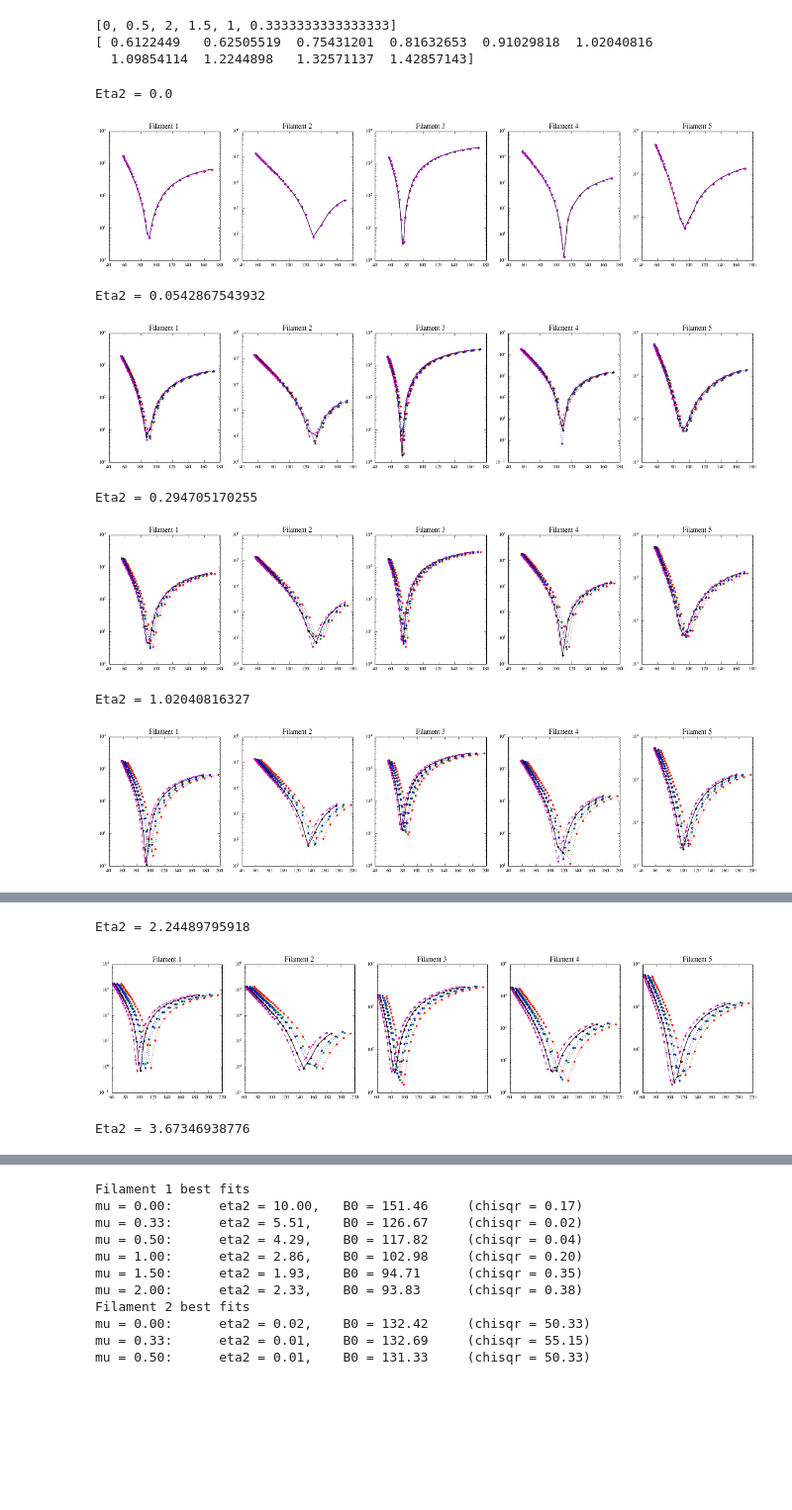
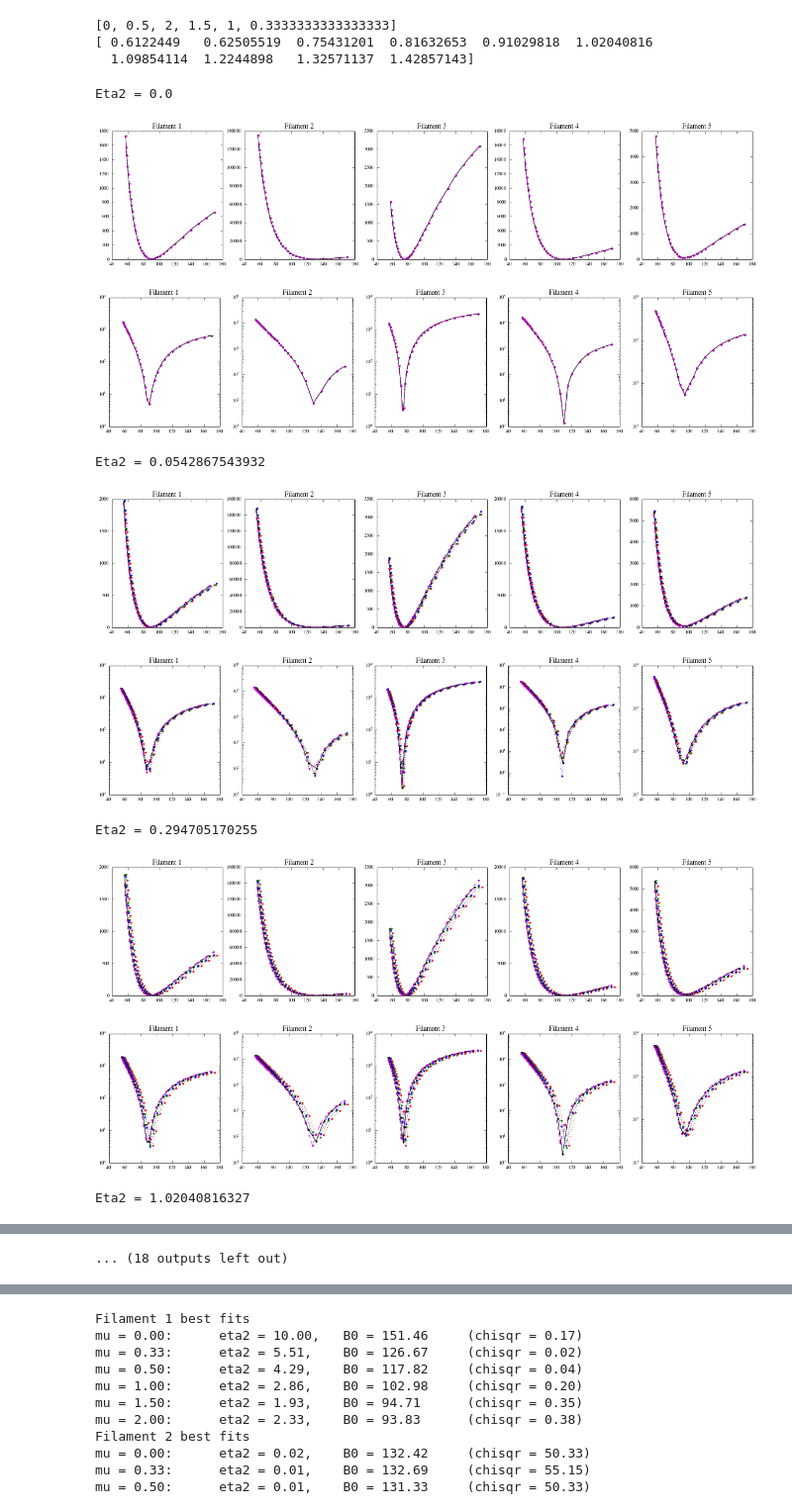
Before and after one commit to aarontran/snr-filaments, a Jupyter notebook: code-models/sn1006-fit-tables.ipynb, the cells around one changed output, grey strips where cells are left out. Shown at 99% size. Saved outputs shown, nothing was run; the diff lists cells and outputs as text; code cells hidden in the pictures; blank space fills up the shorter version.

```diff
--- a/code-models/sn1006-fit-tables.ipynb
+++ b/code-models/sn1006-fit-tables.ipynb
@@ -39,7 +48,7 @@ class ListTable(list):
     """
 
     def _repr_html_(self):
-        html = ["<table style='font-family: monospace'>"]
+        html = ["<table style='font-family: monospace; font-size: 10pt'>"]
         for row in self:
             html.append("<tr>")
 
@@ -187,0 +444,30 @@ for n in flmt_regs[flmt]:
+# %%
+# Plotting more mu values illustrates the tendancy for best fits to run off to mu=50...
+#mu_vals = [0, 1./3, 1./2, 2./3, 1., 1.5, 2., 3., 4., 5.]
+#fmt_vals = [':b', ':g', ':r', ':k', '-k', '-r', '-g', '-b', '-c', '-y', '-m']
+
+mu_vals = [0., 1./3, 0.5, 1, 1.5, 2.]
+fmt_vals = [':b', ':g', ':r', '-k', '-r', '-g']
+
+snr = snrcat.make_SN1006()
+kevs = SN1006_KEVS
+
+#eta2_vals = np.sort(tab[0].keys())
+eta2_vals = np.logspace(-3, 3, num=100, base=10)  # One extra decade in each direction, vs. gridded eta2...
+
+for flmt in [1,2,3,4,5]:
+
+    plt.figure(figsize=(6,4))
+    data, eps = SN1006_DATA[flmt]  # Load data here
+
+    for mu, fmt in zip(mu_vals, fmt_vals):
+
+        b0_vals, chisqr_vals = tab_eta2_simple(snr, kevs, data, eps, mu, eta2_vals)
+        plt.plot(eta2_vals, chisqr_vals, fmt, lw=2)
+
+    fplot(r'$\eta_2$ (-)', r'Best fit $\chi^2$', scales=('log','log'))
+    plt.title((r'Filament {:d}, simple fits at various $\eta_2$ '
+               '($B_0$ free)').format(flmt))
+    plt.legend( tuple(r'$\mu = {:0.2f}$'.format(mu) for mu in mu_vals),
+                loc='best')
+    plt.show()
@@ -200,11 +494,10 @@ print np.sort(tab[0].keys())[25:35]
 [ 0.6122449   0.62505519  0.75431201  0.81632653  0.91029818  1.02040816
   1.09854114  1.2244898   1.32571137  1.42857143]
 # %%
-def check_B0_grid(tab, eta2, mu_vals, fmt_vals):
+def check_B0_grid(tab, eta2, mu_vals, fmt_vals, log=True):
     """Generate plots of chisq as a function of B0, for arbitrary value of (mu, eta2), for all filaments
     Goal is to verify that we can resolve chisq minimum in B0, for any values of eta2.
     Multiple mu values in one plot because plots should be less sensitive to mu, vs eta2"""
-
 
     plt.figure(figsize=(20,4))
 
@@ -219,26 +512,30 @@ def check_B0_grid(tab, eta2, mu_vals, fmt_vals):
             plt.plot(B0_vals*1e6, chisqr_vals, fmt)
 
             plt.title('Filament {}'.format(flmt))
-            plt.yscale('log')
+            if log:
+                plt.yscale('log')
 
     plt.show()
 # %%
 mus = [0, 1./3, 0.5, 1, 1.5]
 fmts = [':r.', ':g.', ':b.', '-k.', '--m.']
 
 eta2_vals = np.sort(tab[0].keys())  # Assumed same eta2 values for all mu
 
 for eta2 in eta2_vals[::10]:
 
     print 'Eta2 = {}'.format(eta2)
 
-    check_B0_grid(tab, eta2, mus, fmts)
+    check_B0_grid(tab, eta2, mus, fmts, log=False)
+    check_B0_grid(tab, eta2, mus, fmts, log=True)
 # %% [output]
 Eta2 = 0.0
-[figure, old version]
+[figure, new version]
+[figure, new version]
 Eta2 = 0.0542867543932
-[figure, old version]
+[figure, new version]
+[figure, new version]
 Eta2 = 0.294705170255
-[figure, old version]
+[figure, new version]
+[figure, new version]
 Eta2 = 1.02040816327
-[figure, old version]
@@ -245,3 +544 @@ Eta2 = 1.02040816327
-Eta2 = 2.24489795918
+... (18 outputs left out)
-[figure, old version]
-Eta2 = 3.67346938776
```
Also changed, not shown: parts of 30 cells of this notebook, 8 other files.
